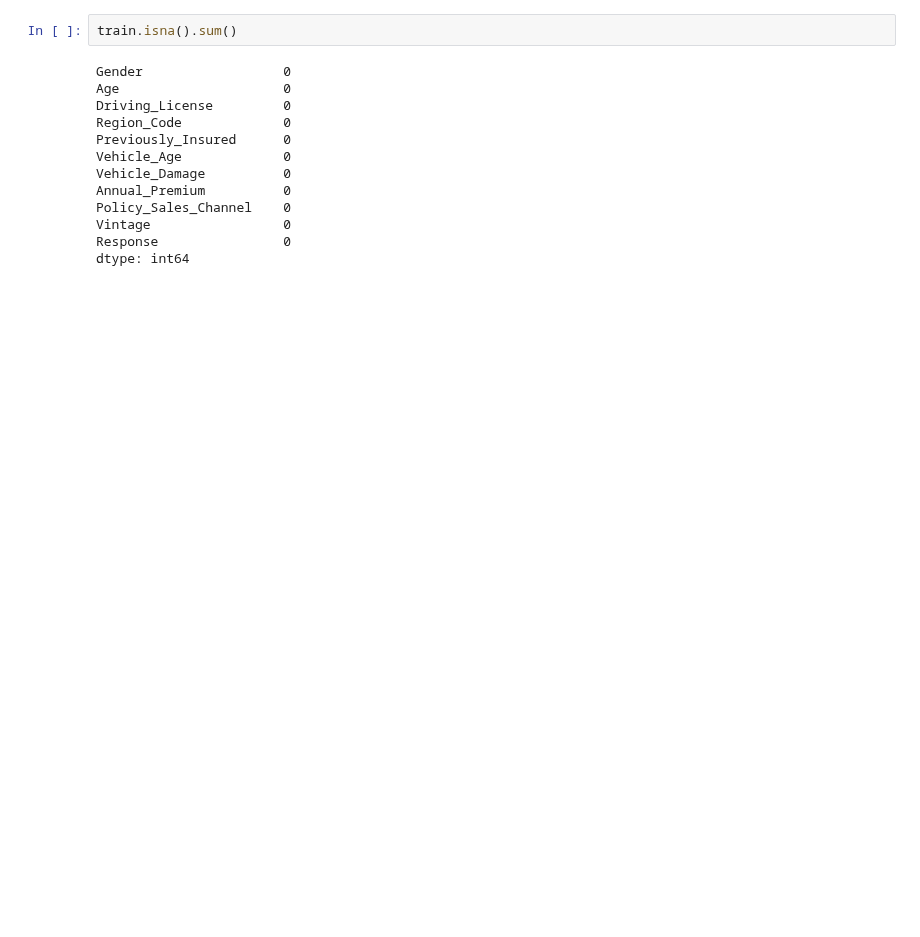
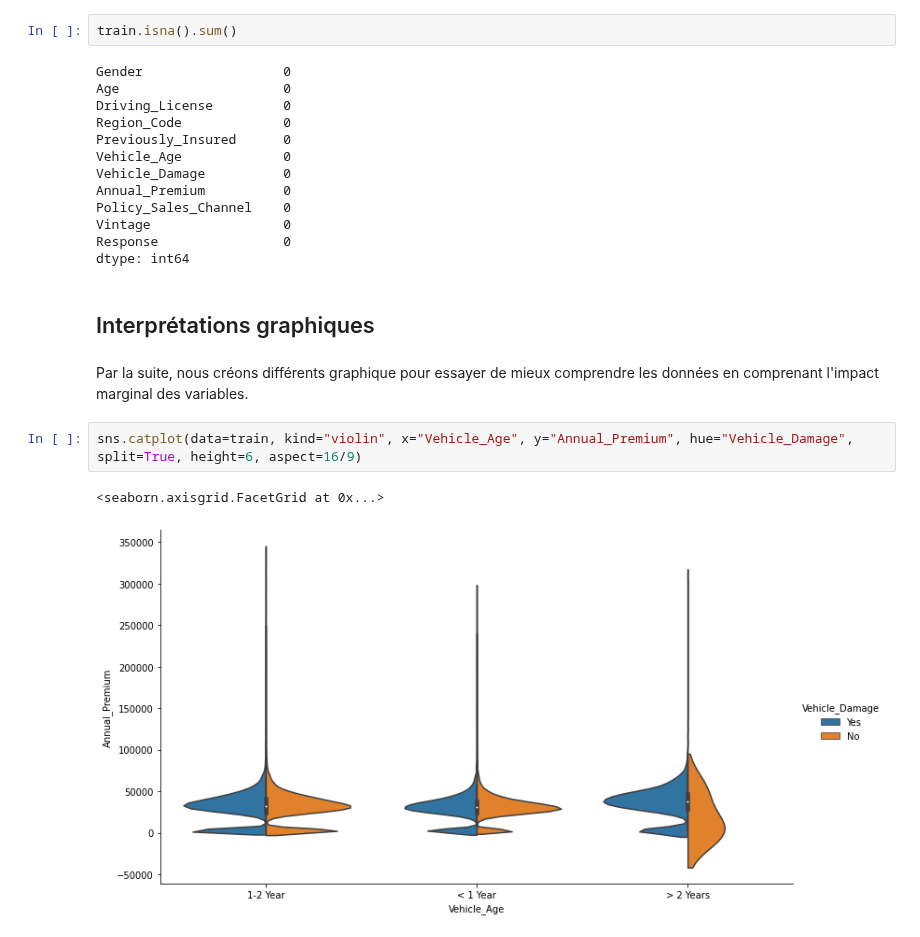
Before and after one commit to claviermathieu/ISFA-prj-datascience, a Jupyter notebook: book/_build/jupyter_execute/docs/00_description.ipynb, the cells around one changed output. Cells and saved outputs as stored; diff of their text form; blank space fills up the shorter version.

```diff
--- a/book/_build/jupyter_execute/docs/00_description.ipynb
+++ b/book/_build/jupyter_execute/docs/00_description.ipynb
@@ -65,3 +74,12 @@ Policy_Sales_Channel    0
 Vintage                 0
 Response                0
 dtype: int64
+# %% [markdown]
+## Interprétations graphiques
+# %% [markdown]
+Par la suite, nous créons différents graphique pour essayer de mieux comprendre les données en comprenant l'impact marginal des variables.
+# %%
+sns.catplot(data=train, kind="violin", x="Vehicle_Age", y="Annual_Premium", hue="Vehicle_Damage", split=True, height=6, aspect=16/9)
+# %% [output]
+<seaborn.axisgrid.FacetGrid at 0x...>
+[figure, added]
```
Also changed, not shown: parts of 6 cells of this notebook, 42 other files.
